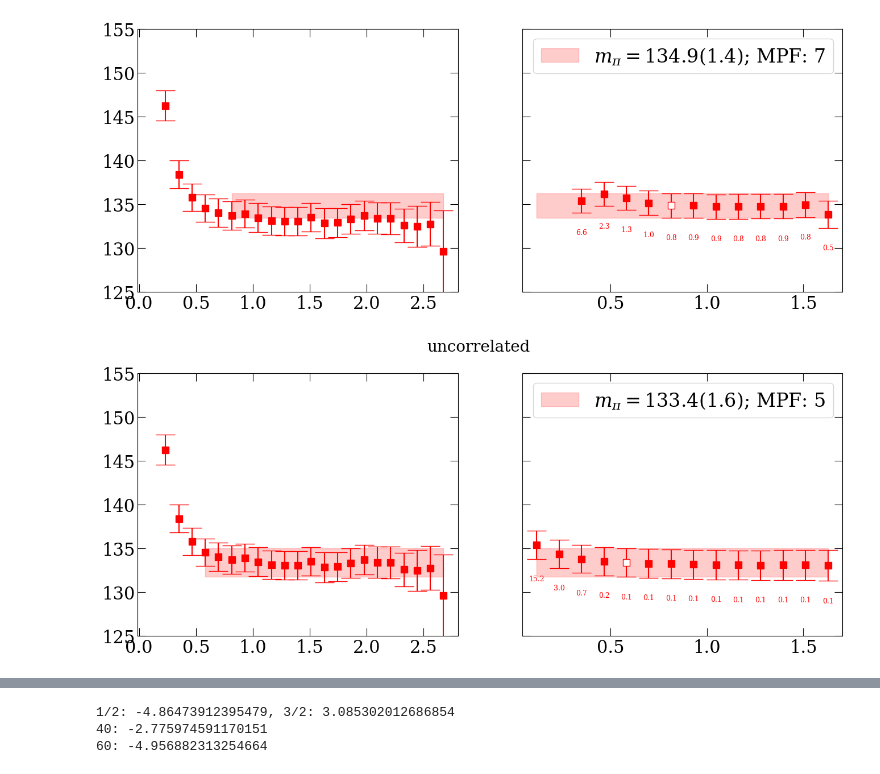
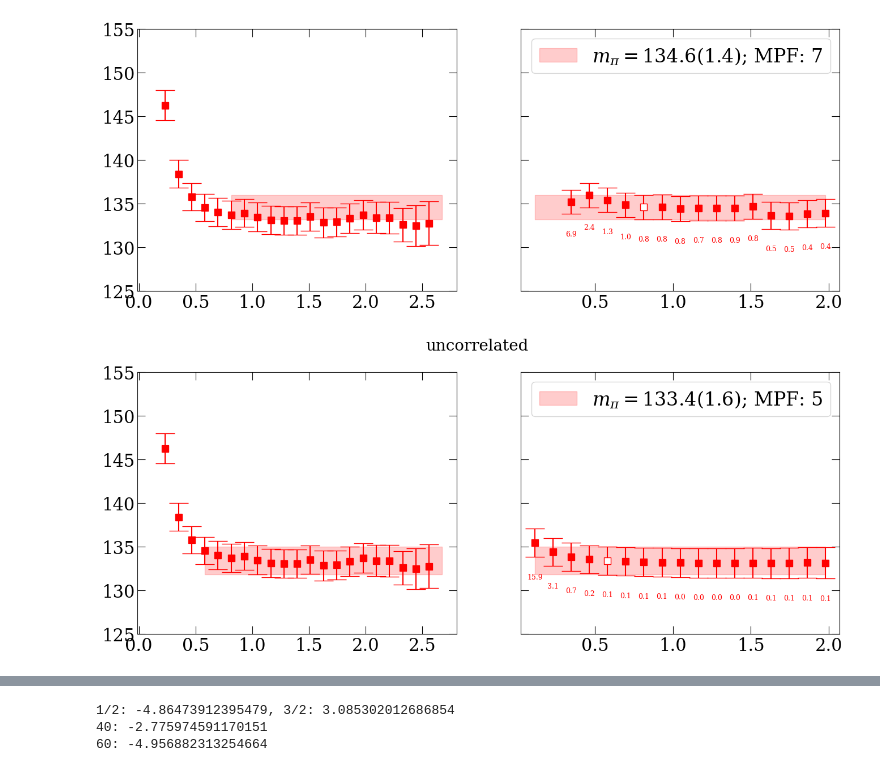
Before and after one commit to lee14916/glwc2, a Jupyter notebook: project2/03_NpiScatteringWilson/analysis.ipynb, the cells around one changed output, grey strips where cells are left out. Drawn from its saved outputs; the diff is of its cells as text; code cells hidden in the pictures.

```diff
--- a/project2/03_NpiScatteringWilson/analysis.ipynb
+++ b/project2/03_NpiScatteringWilson/analysis.ipynb
@@ -77,0 +77,33 @@ with h5py.File(path) as f:
+# %%
+tau=1
+def C2pt2meff(C2pt,totalT):
+    tfunc_C=lambda m,t:np.exp(-m*t)+np.exp(-m*(totalT-t))
+    t=C2pt # dim=time
+    t=(np.roll(t,-tau,axis=0))/(t)
+    t=np.array([yu.fsolve2(lambda m:((tfunc_C(m,xt+tau))/(tfunc_C(m,xt)))-ele, 0.0593) for xt,ele in enumerate(t)])
+    return t
+
+func=lambda c2pt:C2pt2meff(c2pt,48)
+meff_pion=yu.jackmap(func,np.real(data['P']))
+
+mean,err,cov=yu.jackmec(meff_pion)
+
+tmin=10; tmax=14
+
+t=cov[tmin:tmax,tmin:tmax]
+tt=np.sqrt(np.diag(t))
+t=t/np.outer(tt,tt)
+for row in t:
+    for ele in row:
+        print('{:.2f}'.format(ele),end='  ')
+    print()
+
+print()
+t=cov[tmin:tmax,tmin:tmax]
+evals,evecs=np.linalg.eig(t)
+inds=np.argsort(-evals)
+evals=evals[inds]; evecs=evecs[:,inds]
+
+for i in range(len(t)):
+    print(evals[i])
+    print(evecs[:,i])
@@ -86,8 +271,8 @@ def C2pt2meff(C2pt,totalT):
 func=lambda c2pt:C2pt2meff(c2pt,48)
 meff_pion=yu.jackmap(func,np.real(data['P']))
 
-fitmins_pion=range(1,15)
-fitmax_pion=24
+fitmax_pion=24-tau
+fitmins_pion=range(1,fitmax_pion-5)
 
 m_pi=None
 for mask in [None,'uncorrelated']:
@@ -113,35 +298,37 @@ for mask in [None,'uncorrelated']:
     xunit=lat_a; yunit=lat_aInv
     tmin=1; tmax=fitmax_pion
     ax.set_ylim([125,155])
     # ax.axhline(135,color='grey',ls='--')
 
     mean,err=yu.jackme(meff_pion)
     plt_x=np.arange(tmin,tmax)*xunit; plt_y=mean[tmin:tmax]*yunit; plt_yerr=err[tmin:tmax]*yunit
     ax.errorbar(plt_x,plt_y,plt_yerr,color='r')
 
     pars_jk,props_jk=yu.jackMA(fits)
     if mask=='uncorrelated':
         m_pi=pars_jk[:,0]
     ind_mpf=np.argmax(np.mean(props_jk,axis=0))
     mean,err=yu.jackme(pars_jk)
     plt_x=np.array([fits[ind_mpf][0],23])*xunit; plt_y=mean[0]*yunit; plt_yerr=err[0]*yunit
     ax.fill_between(plt_x,plt_y-plt_yerr,plt_y+plt_yerr,color='r',alpha=0.2, label=r'$m_\pi=$'+yu.un2str(plt_y,plt_yerr) + f'; MPF: {fits_pion[ind_mpf][0]}')
     # ax.legend(fontsize=16)
 
     ax=axs[0,1]
     plt_x=np.array([fitmins_pion[0],fitmins_pion[-1]])*xunit; plt_y=mean[0]*yunit; plt_yerr=err[0]*yunit
     ax.fill_between(plt_x,plt_y-plt_yerr,plt_y+plt_yerr,color='r',alpha=0.2, label=r'$m_\pi=$'+yu.un2str(plt_y,plt_yerr) + f'; MPF: {fits_pion[ind_mpf][0]}')
     for i,fit in enumerate(fits):
         fitmin,pars_jk,chi2_jk,Ndof=fit
         mean,err=yu.jackme(pars_jk); chi2R=np.mean(chi2_jk)/Ndof
         plt_x=fitmin*xunit; plt_y=mean[0]*yunit; plt_err=err[0]*yunit
         ax.errorbar(plt_x,plt_y,plt_err,fmt='s',color='r',mfc='white' if i==ind_mpf else None)
         ylim=ax.get_ylim(); chi2_shift=(ylim[1]-ylim[0])/12
         ax.annotate("%0.1f" %chi2R,(plt_x,plt_y-plt_err-chi2_shift),color='r',size=chi2Size,ha='center')
     ax.legend()
+
+    plt.savefig('fig/c2pt_pion_correlated.pdf' if mask is None else 'fig/c2pt_pion_uncorrelated.pdf')
 # %% [output]
-[figure, old version]
+[figure, new version]
-[figure, old version]
+[figure, new version]
 # %%
 settings={
     'fitmins_1st':range(4,15+1),
```
Also changed, not shown: parts of 13 cells of this notebook, 20 other files.
